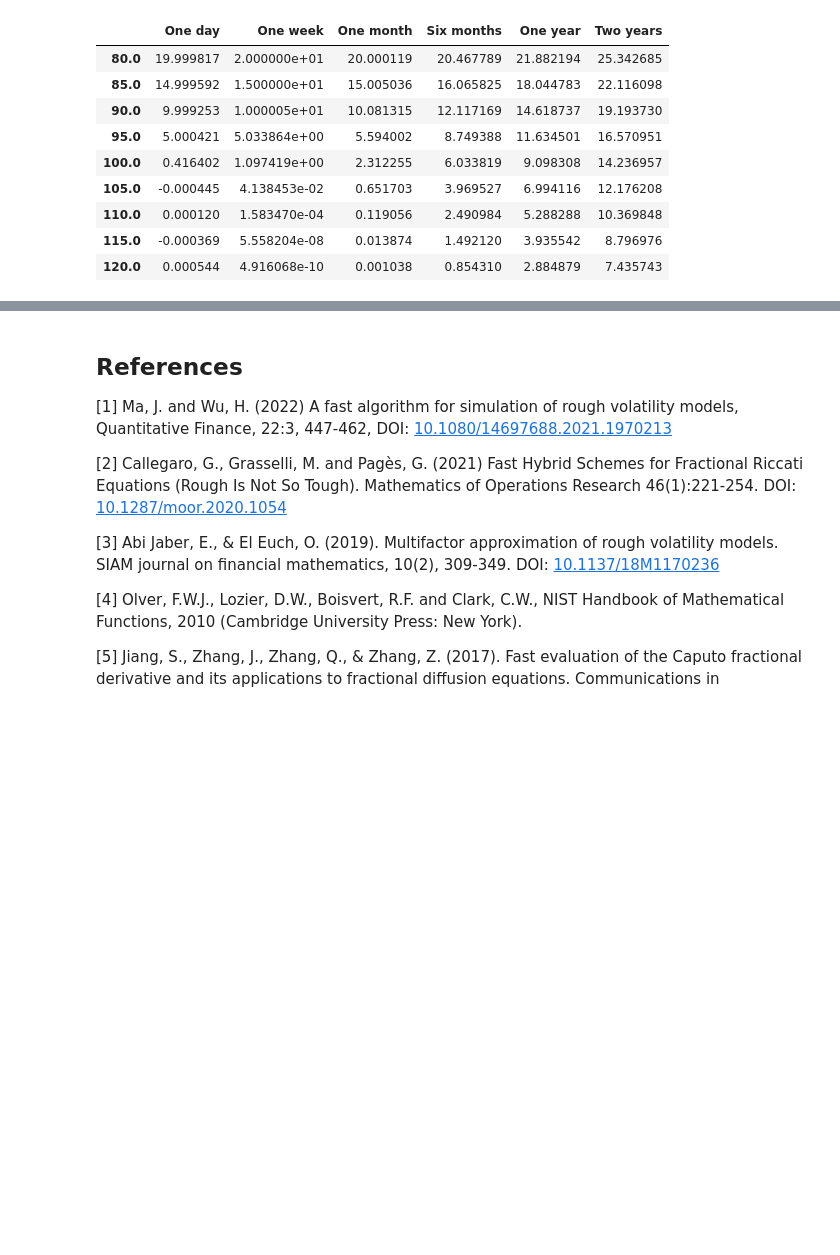
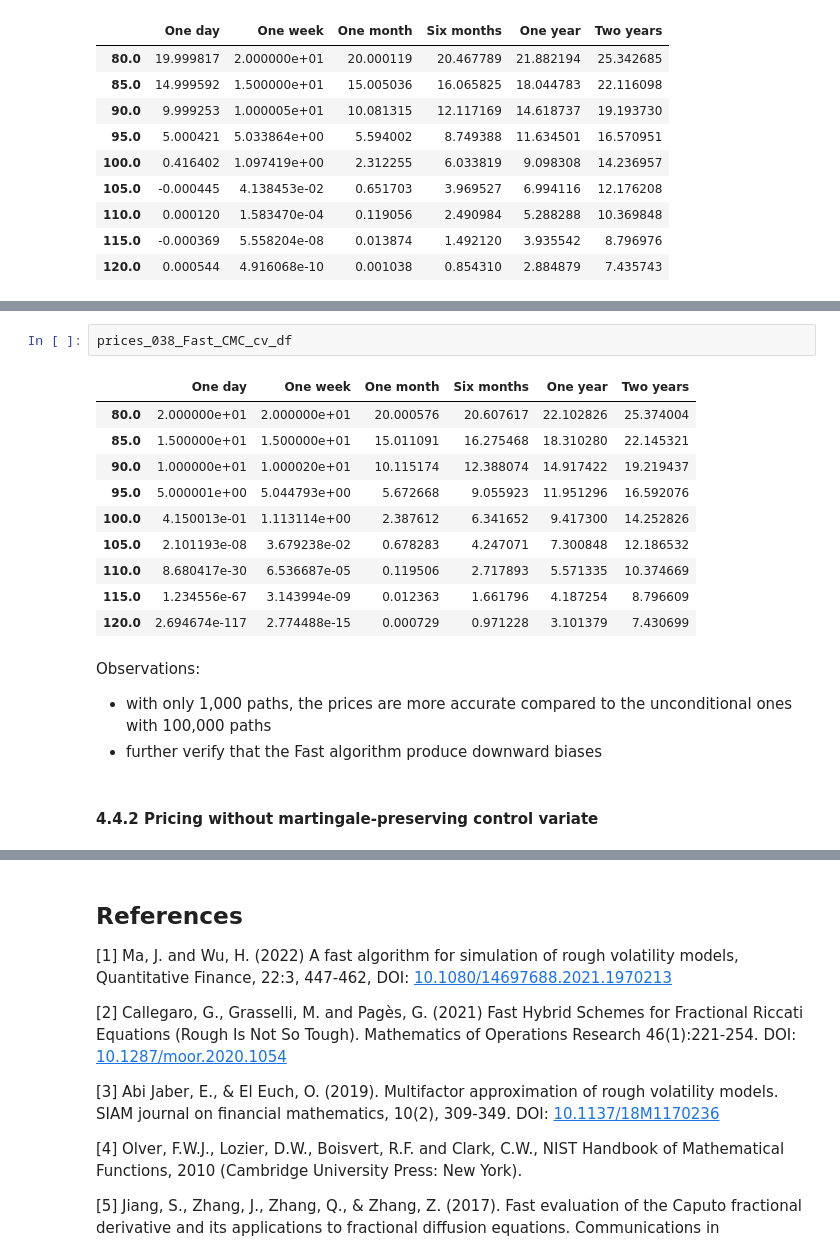
Before and after one commit to RickChauYanChak/PHBS_ASP_2023, a Jupyter notebook: Final Project/ASP_final_project.ipynb, the cells around one changed output, grey strips where cells are left out. Drawn from its saved outputs; the diff is of its cells as text; blank space fills up the shorter version.

```diff
--- a/Final Project/ASP_final_project.ipynb
+++ b/Final Project/ASP_final_project.ipynb
@@ -652,0 +791,19 @@ prices_reg_heston_df
+# %%
+prices_038_Fast_CMC_cv_df
+# %% [output]
+|  | One day | One week | One month | Six months | One year | Two years |
+| 80.0 | 2.000000e+01 | 2.000000e+01 | 20.000576 | 20.607617 | 22.102826 | 25.374004 |
+| 85.0 | 1.500000e+01 | 1.500000e+01 | 15.011091 | 16.275468 | 18.310280 | 22.145321 |
+| 90.0 | 1.000000e+01 | 1.000020e+01 | 10.115174 | 12.388074 | 14.917422 | 19.219437 |
+| 95.0 | 5.000001e+00 | 5.044793e+00 | 5.672668 | 9.055923 | 11.951296 | 16.592076 |
+| 100.0 | 4.150013e-01 | 1.113114e+00 | 2.387612 | 6.341652 | 9.417300 | 14.252826 |
+| 105.0 | 2.101193e-08 | 3.679238e-02 | 0.678283 | 4.247071 | 7.300848 | 12.186532 |
+| 110.0 | 8.680417e-30 | 6.536687e-05 | 0.119506 | 2.717893 | 5.571335 | 10.374669 |
+| 115.0 | 1.234556e-67 | 3.143994e-09 | 0.012363 | 1.661796 | 4.187254 | 8.796609 |
+| 120.0 | 2.694674e-117 | 2.774488e-15 | 0.000729 | 0.971228 | 3.101379 | 7.430699 |
+# %% [markdown]
+Observations:
+- with only 1,000 paths, the prices are more accurate compared to the unconditional ones with 100,000 paths
+- further verify that the Fast algorithm produce downward biases
+# %% [markdown]
+#### 4.4.2 Pricing without martingale-preserving control variate
```
Also changed, not shown: parts of 15 cells of this notebook.
